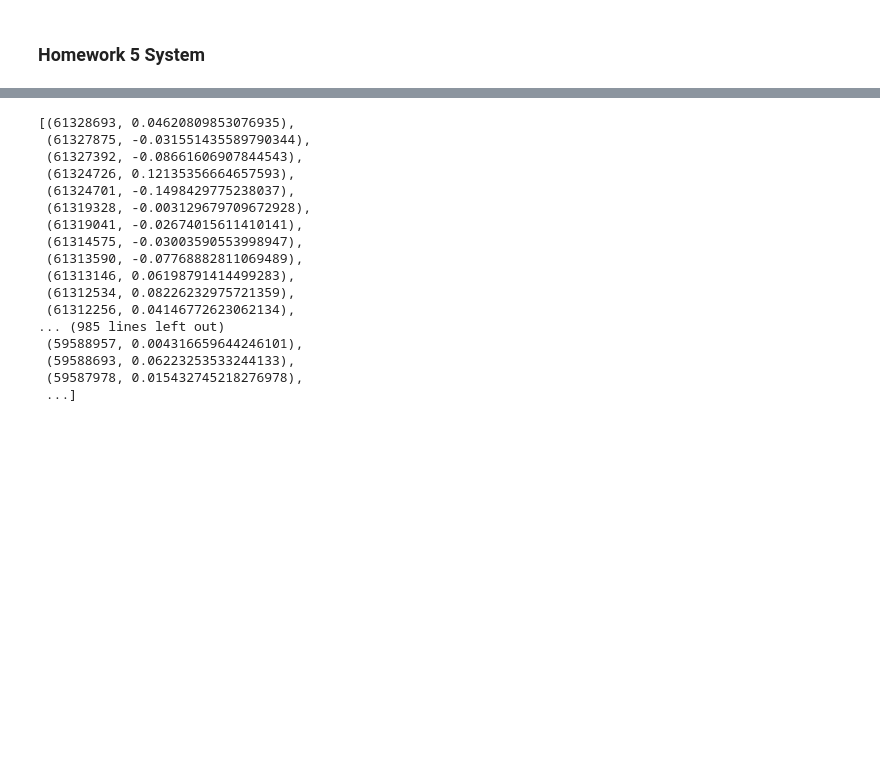
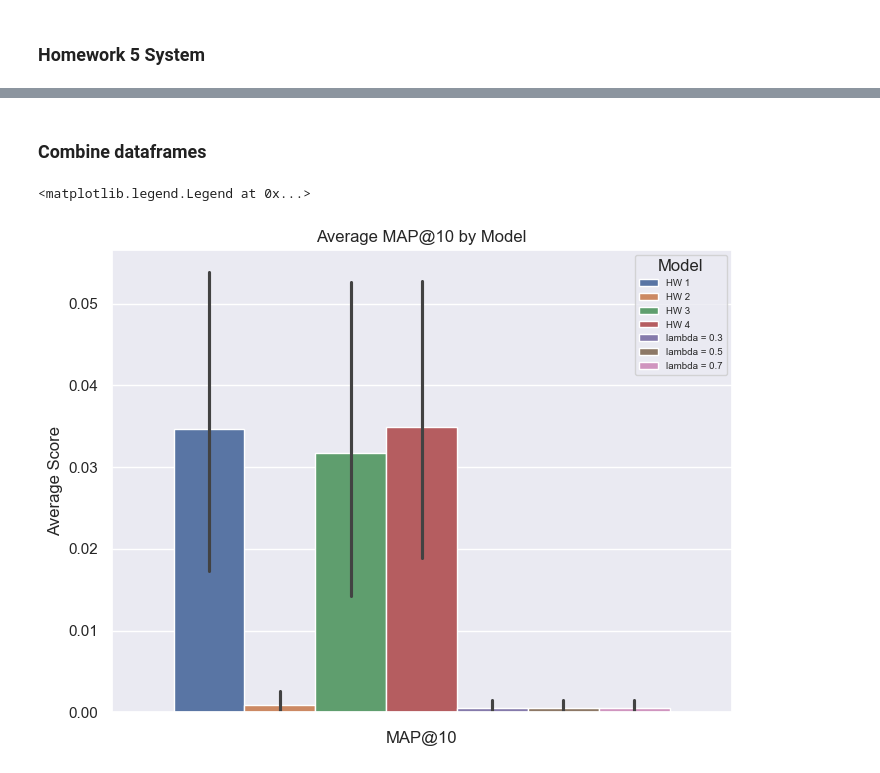
Before and after one commit to haleyej/EECS_549_HW_5, a Jupyter notebook: code/system_eval.ipynb, the cells around one changed output, grey strips where cells are left out. Saved outputs shown, nothing was run; the diff lists cells and outputs as text; code cells hidden in the pictures; blank space fills up the shorter version.

```diff
--- a/code/system_eval.ipynb
+++ b/code/system_eval.ipynb
@@ -20,6 +21,8 @@ from ranker import BM25, CrossEncoderScorer, Ranker
 from vector_ranker import VectorRanker
 from document_preprocessor import RegexTokenizer
 from l2r import L2RFeatureExtractor, L2RRanker
+# %%
+sns.set_theme(style = 'darkgrid', context = 'notebook')
 # %% [markdown]
 <h2>Load Data</h2>
 # %%
@@ -270,20 +265,24 @@ queries_to_judgements["How did the Scramble for Africa affect the continent's hi
-# %%
-l2r.query('wikipedia')
-# %% [output]
-[(61328693, 0.04620809853076935),
- (61327875, -0.031551435589790344),
- (61327392, -0.08661606907844543),
- (61324726, 0.12135356664657593),
- (61324701, -0.1498429775238037),
- (61319328, -0.003129679709672928),
- (61319041, -0.02674015611410141),
- (61314575, -0.03003590553998947),
- (61313590, -0.07768882811069489),
- (61313146, 0.06198791414499283),
- (61312534, 0.08226232975721359),
- (61312256, 0.04146772623062134),
-... (985 lines left out)
- (59588957, 0.004316659644246101),
- (59588693, 0.06223253533244133),
- (59587978, 0.015432745218276978),
- ...]
+# %% [markdown]
+<h3>Combine dataframes</h3>
+# %%
+hw_1['model'] = 'HW 1'
+hw_2['model'] = 'HW 2'
+hw_3['model'] = 'HW 3'
+hw_4['model'] = 'HW 4'
+
+lambda_03_df['model'] = 'lambda = 0.3'
+lambda_05_df['model'] = 'lambda = 0.5'
+lambda_07_df['model'] = 'lambda = 0.7'
+# %%
+eval_df = pd.concat([hw_1, hw_2, hw_3, hw_4, lambda_03_df, lambda_05_df, lambda_07_df])
+# %%
+eval_df['score'] = eval_df['score'].astype(float)
+# %%
+matplotlib.rcParams['figure.figsize'] = (8, 6)
+f = sns.barplot(data = eval_df[eval_df['metric'] == 'map'], x = 'metric', y = 'score', hue = 'model')
+f.set(title = 'Average MAP@10 by Model', xlabel = 'MAP@10', ylabel = 'Average Score')
+f.set_xticklabels([''])
+f.legend(title = 'Model', fontsize = 7)
+# %% [output]
+<matplotlib.legend.Legend at 0x...>
+[figure, added]
```
Also changed, not shown: parts of 9 cells of this notebook, 9 other files.
